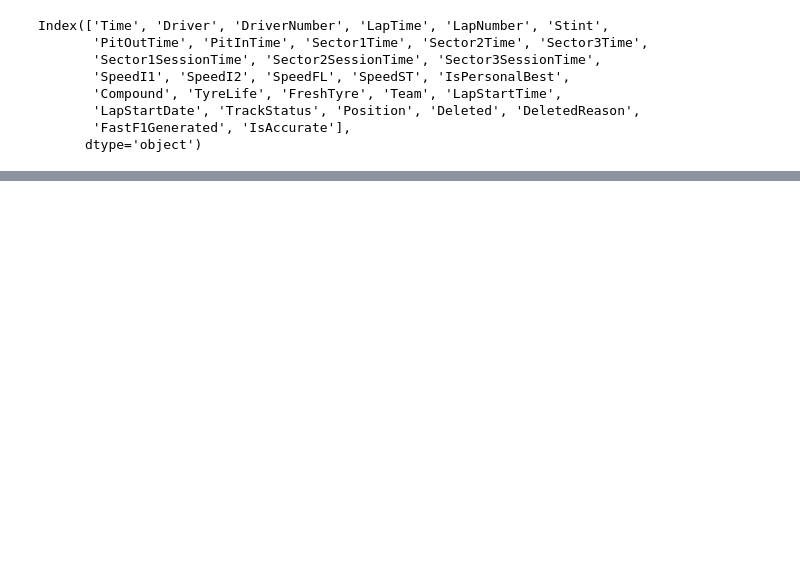
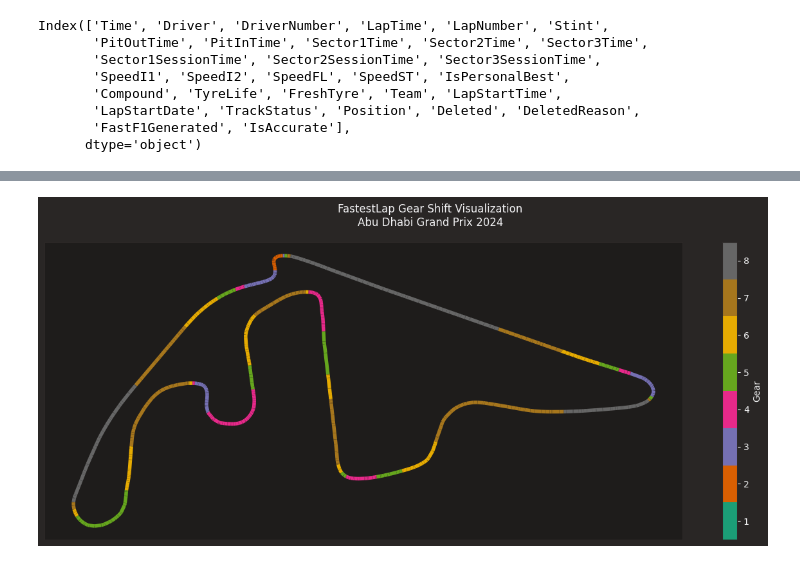
Before and after one commit to unk217/F1Analysis, a Jupyter notebook: AbuDhabi_Grand_Prix_F1.ipynb, the cells around one changed output, grey strips where cells are left out. Drawn from its saved outputs; the diff is of its cells as text; code cells hidden in the pictures; blank space fills up the shorter version.

```diff
--- a/AbuDhabi_Grand_Prix_F1.ipynb
+++ b/AbuDhabi_Grand_Prix_F1.ipynb
@@ -114,0 +296,2 @@ Index(['Time', 'Driver', 'DriverNumber', 'LapTime', 'LapNumber', 'Stint',
+# %%
+race_tel=fastest_lap.get_telemetry()
@@ -114,0 +321,49 @@ Index(['Time', 'Driver', 'DriverNumber', 'LapTime', 'LapNumber', 'Stint',
+# %%
+# Rotación
+angle_deg = 270  # Cambia este valor al ángulo deseado en grados
+angle_rad = np.radians(angle_deg)  # Convierte a radianes
+
+# Matriz de rotación
+rotation_matrix = np.array([
+    [np.cos(angle_rad), -np.sin(angle_rad)],
+    [np.sin(angle_rad),  np.cos(angle_rad)]
+])
+
+# Coordenadas originales
+x = np.array(race_tel['X'].values)
+y = np.array(race_tel['Y'].values)
+
+# Aplica la rotación
+rotated_coords = np.dot(rotation_matrix, np.array([x, y]))
+x_rotated, y_rotated = rotated_coords[0], rotated_coords[1]
+
+# Recalcula segmentos para la gráfica
+points = np.array([x_rotated, y_rotated]).T.reshape(-1, 1, 2)
+segments = np.concatenate([points[:-1], points[1:]], axis=1)
+gear = race_tel['nGear'].to_numpy().astype(float)
+
+# Configuración de la gráfica
+cmap = cm.get_cmap('Dark2')
+lc_comp = LineCollection(segments, norm=plt.Normalize(1, cmap.N + 1), cmap=cmap)
+lc_comp.set_array(gear)
+lc_comp.set_linewidth(4)
+
+plt.rcParams['figure.figsize'] = [16, 6]
+
+# Crear la gráfica
+plt.gca().add_collection(lc_comp)
+plt.axis('equal')
+plt.tick_params(labelleft=False, left=False, labelbottom=False, bottom=False)
+title = plt.suptitle(
+    f"FastestLap Gear Shift Visualization\n"
+    f"{race.event['EventName']} {race.event.year}"
+)
+
+# Agregar barra de color
+cbar = plt.colorbar(mappable=lc_comp, label="Gear", boundaries=np.arange(1, 10))
+cbar.set_ticks(np.arange(1.5, 9.5))
+cbar.set_ticklabels(np.arange(1, 9))
+
+plt.show()
+# %% [output]
+[figure, added]
```
Also changed, not shown: parts of 23 cells of this notebook.
